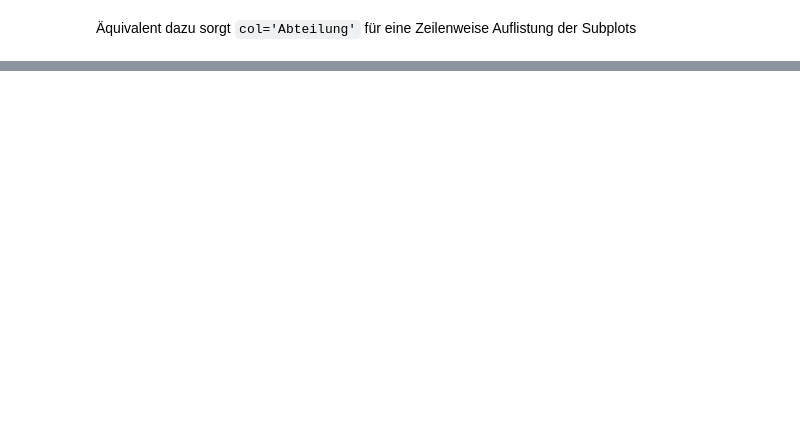
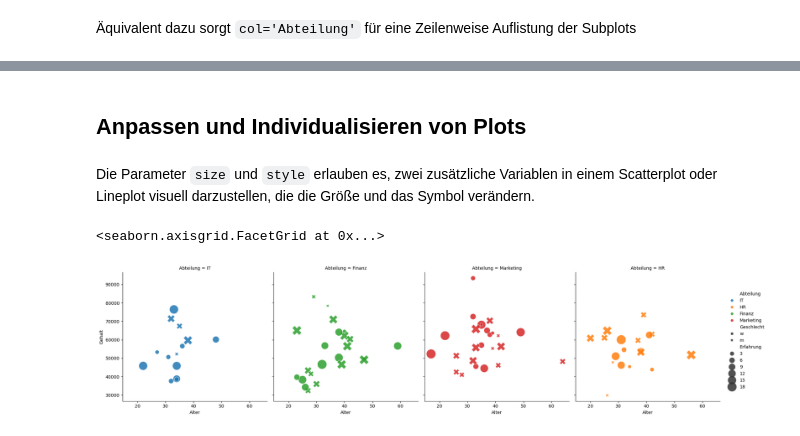
Before and after one commit to EikeSuemper/Meine-Lernreise-Aktuariat-QuantFinance, a Jupyter notebook: 01_Grundlagen/Python/Seaborn.ipynb, the cells around one changed output, grey strips where cells are left out. Saved outputs shown, nothing was run; the diff lists cells and outputs as text; code cells hidden in the pictures; blank space fills up the shorter version.

```diff
--- a/01_Grundlagen/Python/Seaborn.ipynb
+++ b/01_Grundlagen/Python/Seaborn.ipynb
@@ -156,0 +167,20 @@ plt.show()
+# %% [markdown]
+## Anpassen und Individualisieren von Plots
+# %% [markdown]
+Die Parameter `size` und `style` erlauben es, zwei zusätzliche Variablen in einem Scatterplot oder Lineplot visuell darzustellen, die die Größe und das Symbol verändern.
+# %%
+sns.relplot(
+    data=df,
+    x='Alter',
+    y='Gehalt',
+    hue='Abteilung',
+    style='Geschlecht',
+    size='Erfahrung',
+    col='Abteilung',
+    col_order=['IT', 'Finanz', 'Marketing', 'HR'],
+    sizes=(40, 450),
+    alpha=0.85
+)
+# %% [output]
+<seaborn.axisgrid.FacetGrid at 0x...>
+[figure, added]
```
Also changed, not shown: parts of 10 cells of this notebook.
